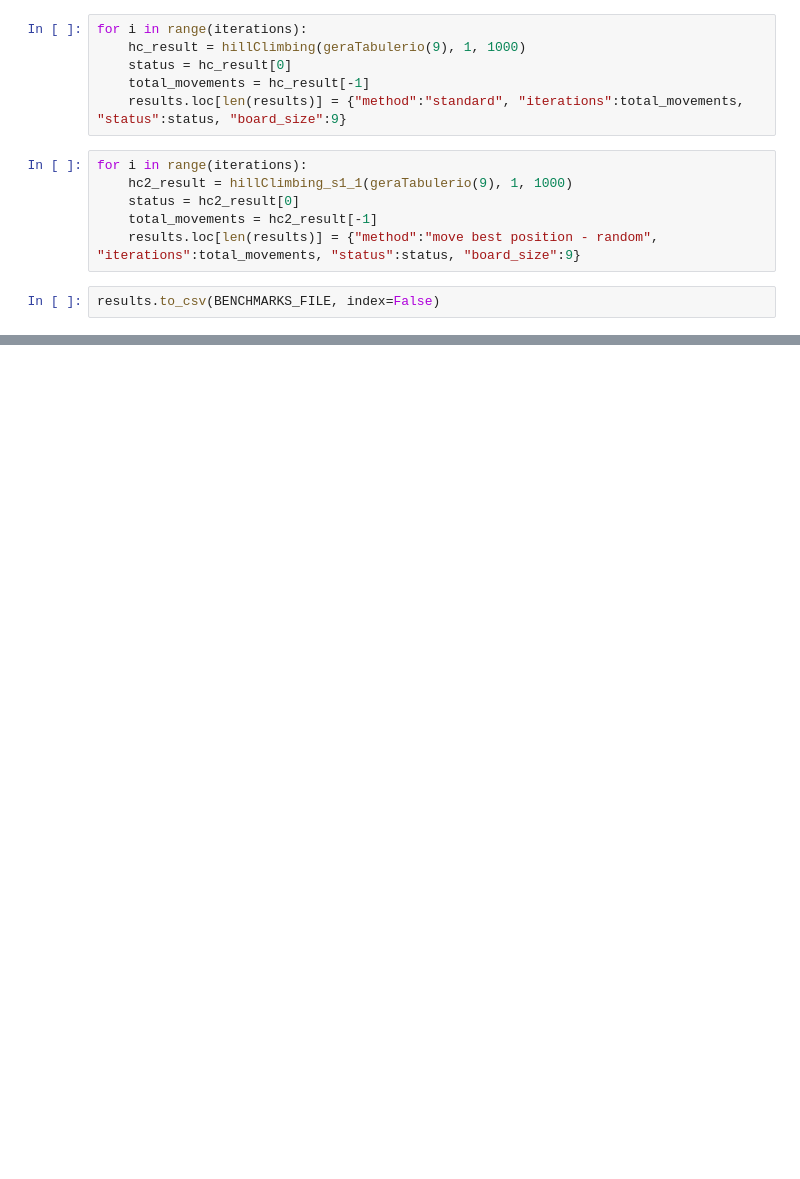
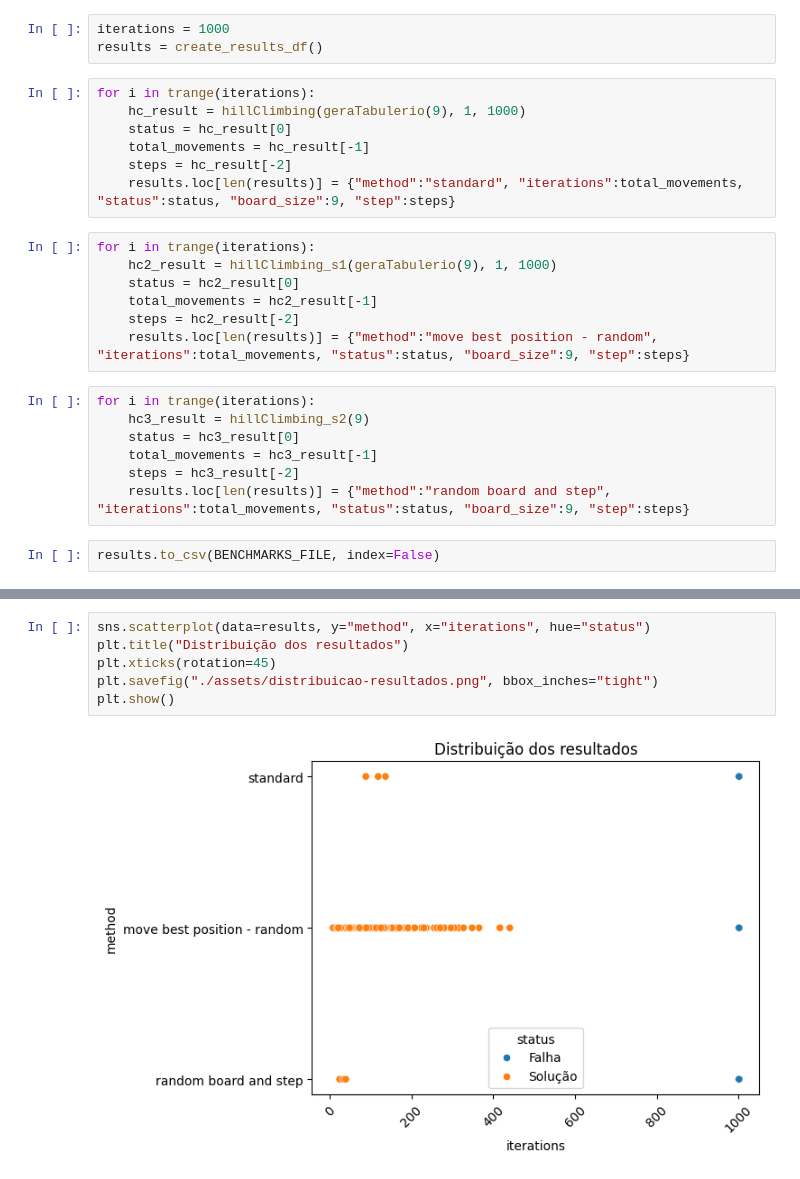
Before and after one commit to Dpbm/n-rainhas, a Jupyter notebook: Nrainhas.ipynb, the cells around one changed output, grey strips where cells are left out. Drawn from its saved outputs; the diff is of its cells as text; blank space fills up the shorter version.

```diff
--- a/Nrainhas.ipynb
+++ b/Nrainhas.ipynb
@@ -154,14 +168,26 @@ results = pd.DataFrame(columns=("method", "iterations", "status", "board_size"))
+# %%
+iterations = 1000
+results = create_results_df()
 # %%
-for i in range(iterations):
+for i in trange(iterations):
     hc_result = hillClimbing(geraTabulerio(9), 1, 1000)
     status = hc_result[0]
     total_movements = hc_result[-1]
-    results.loc[len(results)] = {"method":"standard", "iterations":total_movements, "status":status, "board_size":9}
+    steps = hc_result[-2]
+    results.loc[len(results)] = {"method":"standard", "iterations":total_movements, "status":status, "board_size":9, "step":steps}
 # %%
-for i in range(iterations):
-    hc2_result = hillClimbing_s1_1(geraTabulerio(9), 1, 1000)
+for i in trange(iterations):
+    hc2_result = hillClimbing_s1(geraTabulerio(9), 1, 1000)
     status = hc2_result[0]
     total_movements = hc2_result[-1]
-    results.loc[len(results)] = {"method":"move best position - random", "iterations":total_movements, "status":status, "board_size":9}
+    steps = hc2_result[-2]
+    results.loc[len(results)] = {"method":"move best position - random", "iterations":total_movements, "status":status, "board_size":9, "step":steps}
+# %%
+for i in trange(iterations):
+    hc3_result = hillClimbing_s2(9)
+    status = hc3_result[0]
+    total_movements = hc3_result[-1]
+    steps = hc3_result[-2]
+    results.loc[len(results)] = {"method":"random board and step", "iterations":total_movements, "status":status, "board_size":9, "step":steps}
 # %%
 results.to_csv(BENCHMARKS_FILE, index=False)
@@ -167,0 +214,8 @@ results.to_csv(BENCHMARKS_FILE, index=False)
+# %%
+sns.scatterplot(data=results, y="method", x="iterations", hue="status")
+plt.title("Distribuição dos resultados")
+plt.xticks(rotation=45)
+plt.savefig("./assets/distribuicao-resultados.png", bbox_inches="tight")
+plt.show()
+# %% [output]
+[figure, added]
```
Also changed, not shown: parts of 8 cells of this notebook, 7 other files.
